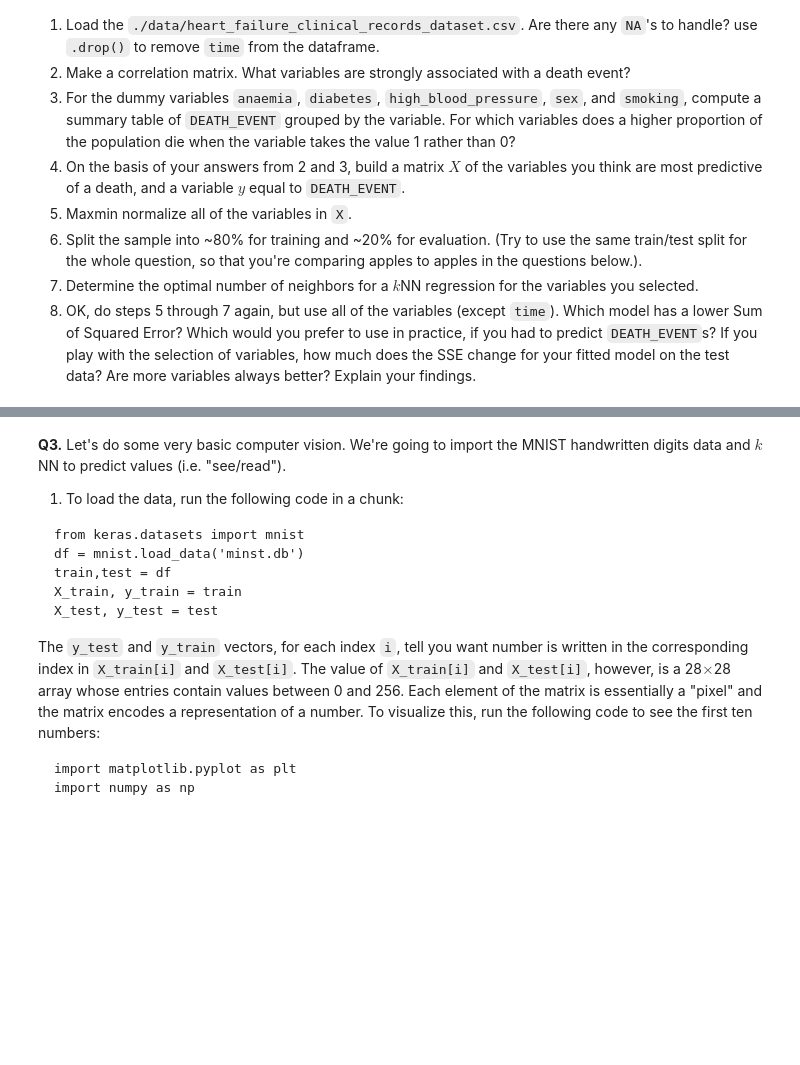
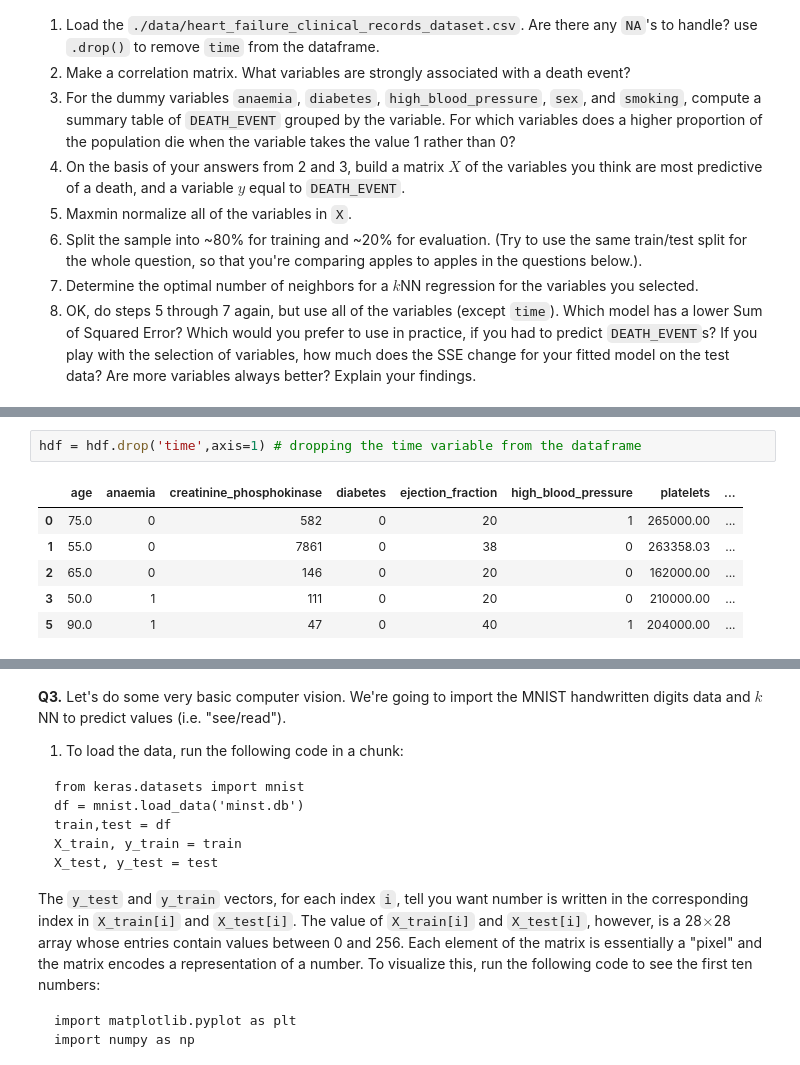
Before and after one commit to ashleyr05/knn, a Jupyter notebook: assignment_knn.ipynb, the cells around one changed output, grey strips where cells are left out. Saved outputs shown, nothing was run; the diff lists cells and outputs as text; blank space fills up the shorter version.

```diff
--- a/assignment_knn.ipynb
+++ b/assignment_knn.ipynb
@@ -204,0 +182,9 @@ X_train, X_test, y_train, y_test = train_test_split(X,y,test_size=.2,random_stat
+# %%
+hdf = hdf.drop('time',axis=1) # dropping the time variable from the dataframe
+# %% [output]
+|  | age | anaemia | creatinine_phosphokinase | diabetes | ejection_fraction | high_blood_pressure | platelets | ... |
+| 0 | 75.0 | 0 | 582 | 0 | 20 | 1 | 265000.00 | ... |
+| 1 | 55.0 | 0 | 7861 | 0 | 38 | 0 | 263358.03 | ... |
+| 2 | 65.0 | 0 | 146 | 0 | 20 | 0 | 162000.00 | ... |
+| 3 | 50.0 | 1 | 111 | 0 | 20 | 0 | 210000.00 | ... |
+| 5 | 90.0 | 1 | 47 | 0 | 40 | 1 | 204000.00 | ... |
```
Also changed, not shown: parts of 23 cells of this notebook.
